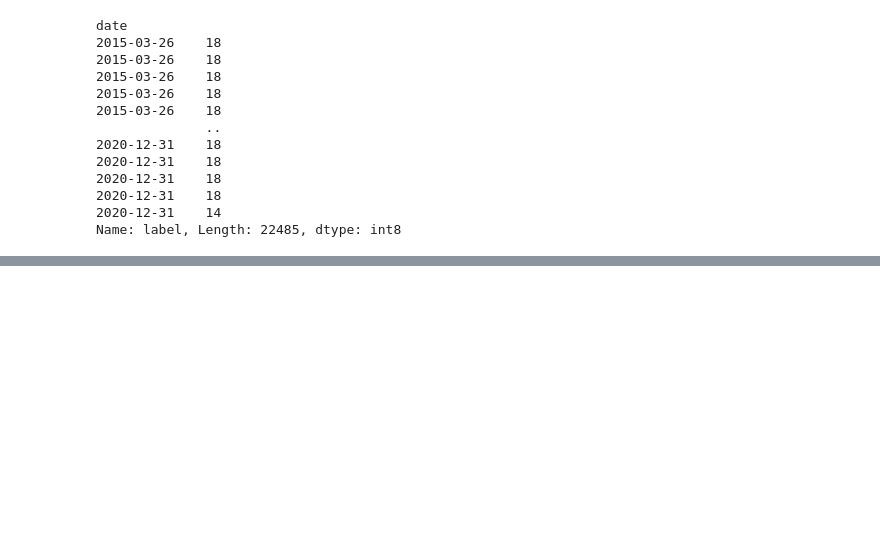
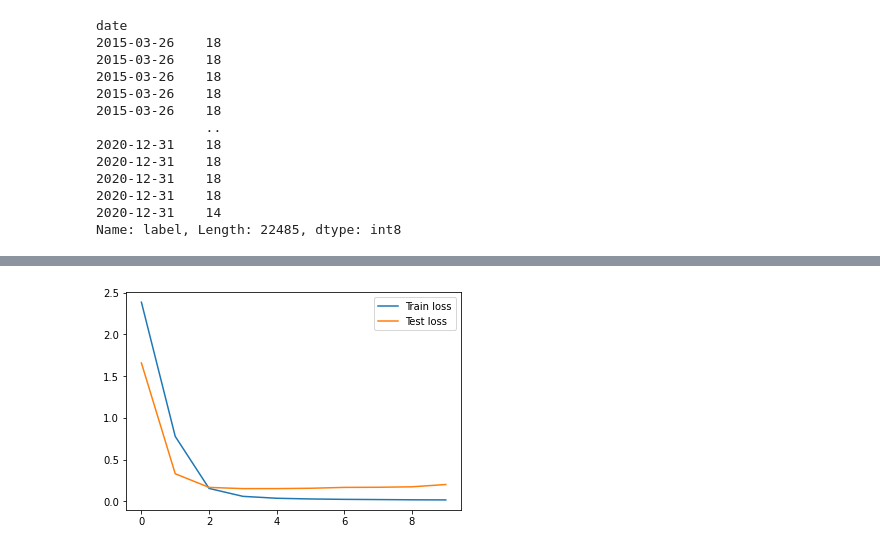
Before and after one commit to gnelsonpr6/yemen_air_raids, a Jupyter notebook: modeling_garrett.ipynb, the cells around one changed output, grey strips where cells are left out. Saved outputs shown, nothing was run; the diff lists cells and outputs as text; code cells hidden in the pictures; blank space fills up the shorter version.

```diff
--- a/modeling_garrett.ipynb
+++ b/modeling_garrett.ipynb
@@ -96,0 +113,3 @@ X_train, X_test, y_train, y_test = train_test_split(X, y, random_state=6, shuffl
+# %%
+y_train = to_categorical(y_train, num_classes=22)
+y_test = to_categorical(y_test, num_classes=22)
@@ -101,21 +130,15 @@ X_test_ss = ss.transform(X_test)
 # %%
-train_sequences = TimeseriesGenerator(X_train_ss, y_train, length=3, batch_size=64)
+model = Sequential()
 
-test_sequences = TimeseriesGenerator(X_test_ss, y_test, length=3, batch_size=64)
+model.add(Dense(128, input_shape=(375,), activation="relu"))
 
-train_sequences[0][0].shape
-
-input_shape = train_sequences[0][0][0].shape
-
-model = Sequential()
-model.add(GRU(64, input_shape=input_shape, return_sequences=True)) # True if next layer is RNN
-model.add(GRU(32, return_sequences=False)) # False if next layer is Dense
+model.add(Dense(32, activation="relu"))
 
 model.add(Dense(32, activation='relu'))
 
 model.add(Dense(22, activation='softmax'))
 
-model.compile(optimizer=Adam(lr=.0005), loss='categorical_crossentropy', metrics=['acc'])
+model.compile(optimizer='adam', loss='categorical_crossentropy', metrics=['acc'])
 
-history = model.fit(train_sequences, validation_data=test_sequences, epochs=50)
+history = model.fit(X_train_ss, y_train, validation_data=(X_test_ss, y_test), epochs=10, batch_size = 512)
 # %% [output]
@@ -134,0 +165,6 @@ Epoch 7/50
+# %%
+plt.plot(history.history['loss'], label='Train loss')
+plt.plot(history.history['val_loss'], label='Test loss')
+plt.legend();
+# %% [output]
+[figure, added]
```
Also changed, not shown: parts of 9 cells of this notebook.
